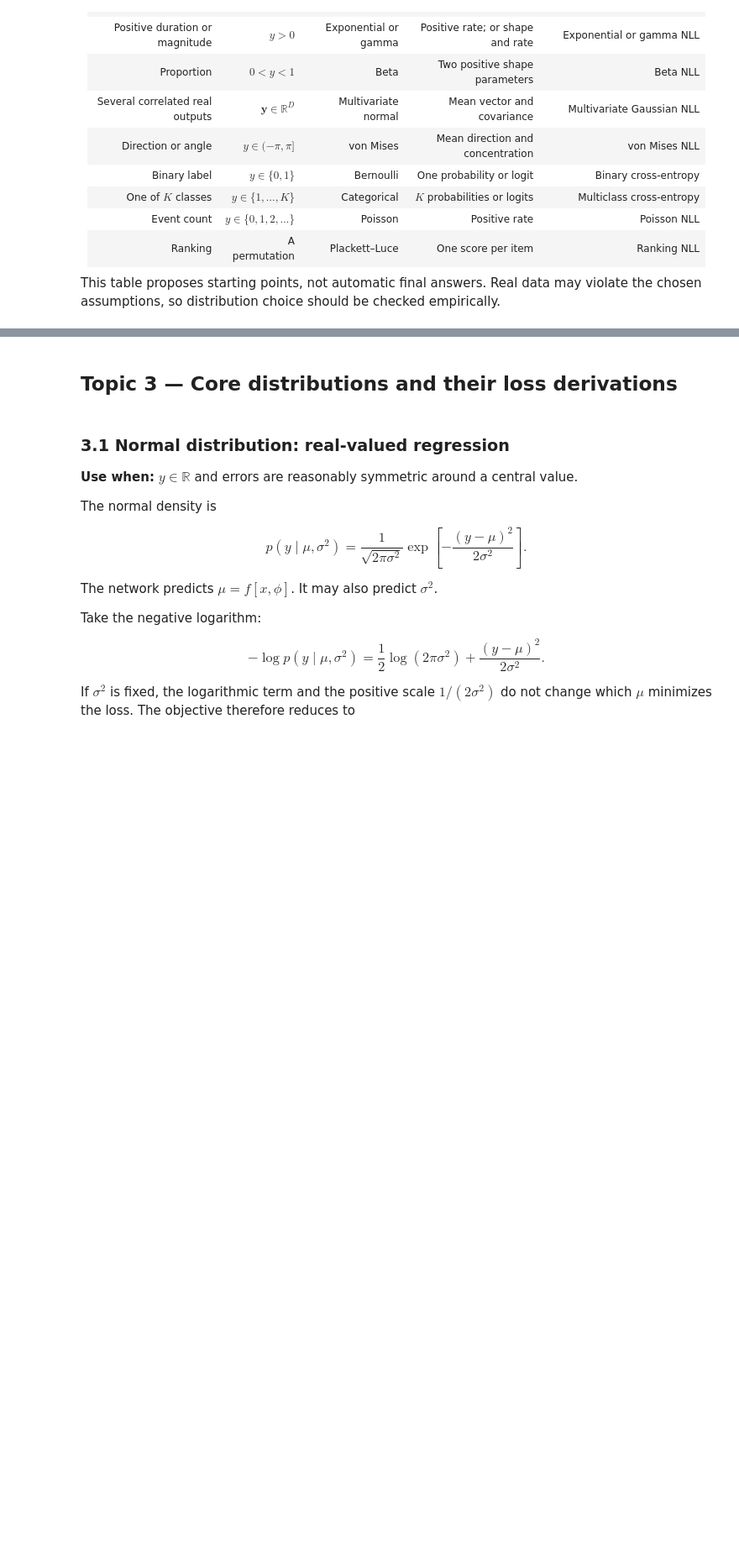
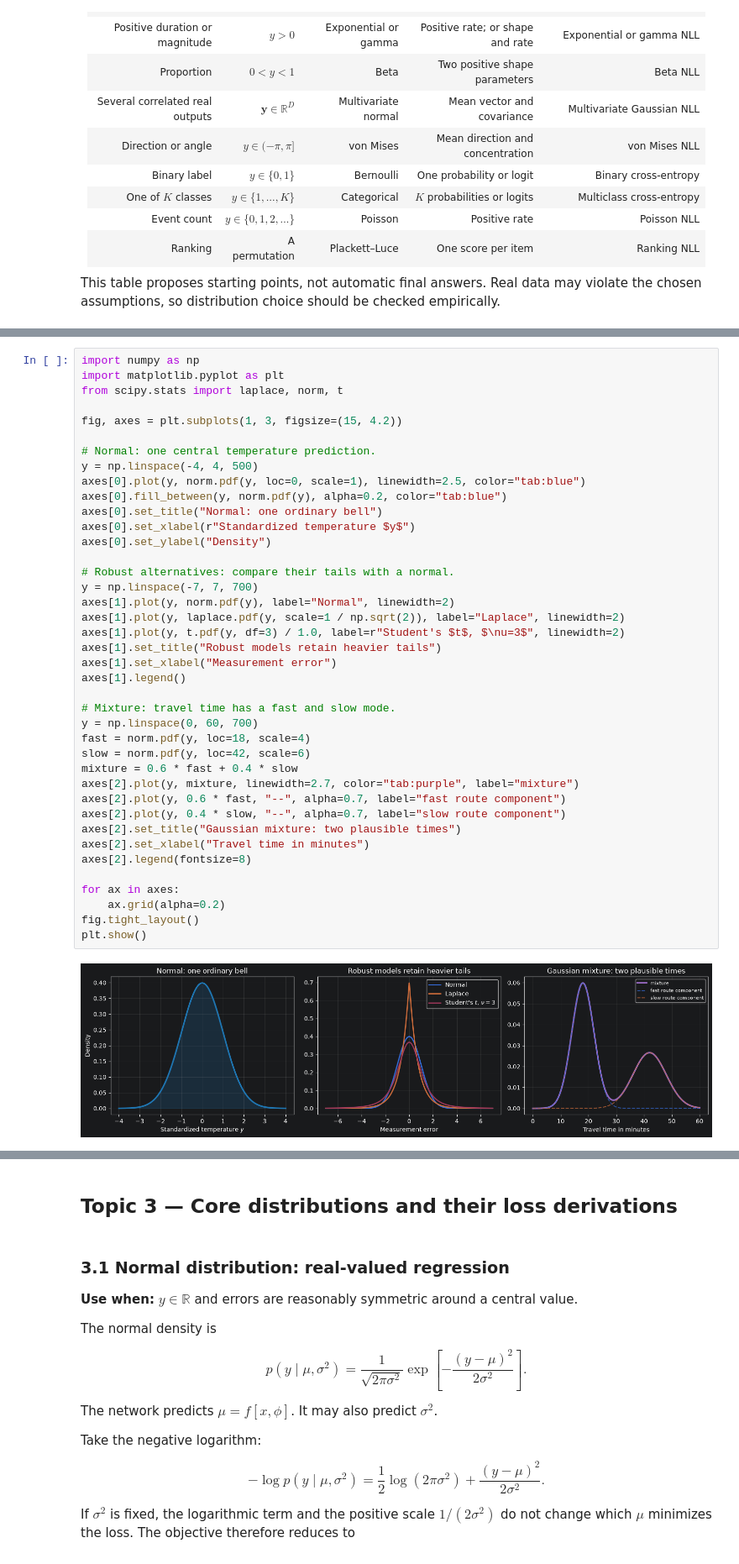
Before and after one commit to majorgilles/understanding-deep-learning-prince, a Jupyter notebook: chapters/05-loss-functions/notebooks/chapter_05_distribution_selection_and_loss_guide.ipynb, the cells around one changed output, grey strips where cells are left out. Shown at 84% size. Cells and saved outputs as stored; diff of their text form; blank space fills up the shorter version.

```diff
--- a/chapters/05-loss-functions/notebooks/chapter_05_distribution_selection_and_loss_guide.ipynb
+++ b/chapters/05-loss-functions/notebooks/chapter_05_distribution_selection_and_loss_guide.ipynb
@@ -298,0 +400,42 @@ This table proposes starting points, not automatic final answers. Real data may
+# %%
+import numpy as np
+import matplotlib.pyplot as plt
+from scipy.stats import laplace, norm, t
+
+fig, axes = plt.subplots(1, 3, figsize=(15, 4.2))
+
+# Normal: one central temperature prediction.
+y = np.linspace(-4, 4, 500)
+axes[0].plot(y, norm.pdf(y, loc=0, scale=1), linewidth=2.5, color="tab:blue")
+axes[0].fill_between(y, norm.pdf(y), alpha=0.2, color="tab:blue")
+axes[0].set_title("Normal: one ordinary bell")
+axes[0].set_xlabel(r"Standardized temperature $y$")
+axes[0].set_ylabel("Density")
+
+# Robust alternatives: compare their tails with a normal.
+y = np.linspace(-7, 7, 700)
+axes[1].plot(y, norm.pdf(y), label="Normal", linewidth=2)
+axes[1].plot(y, laplace.pdf(y, scale=1 / np.sqrt(2)), label="Laplace", linewidth=2)
+axes[1].plot(y, t.pdf(y, df=3) / 1.0, label=r"Student's $t$, $\nu=3$", linewidth=2)
+axes[1].set_title("Robust models retain heavier tails")
+axes[1].set_xlabel("Measurement error")
+axes[1].legend()
+
+# Mixture: travel time has a fast and slow mode.
+y = np.linspace(0, 60, 700)
+fast = norm.pdf(y, loc=18, scale=4)
+slow = norm.pdf(y, loc=42, scale=6)
+mixture = 0.6 * fast + 0.4 * slow
+axes[2].plot(y, mixture, linewidth=2.7, color="tab:purple", label="mixture")
+axes[2].plot(y, 0.6 * fast, "--", alpha=0.7, label="fast route component")
+axes[2].plot(y, 0.4 * slow, "--", alpha=0.7, label="slow route component")
+axes[2].set_title("Gaussian mixture: two plausible times")
+axes[2].set_xlabel("Travel time in minutes")
+axes[2].legend(fontsize=8)
+
+for ax in axes:
+    ax.grid(alpha=0.2)
+fig.tight_layout()
+plt.show()
+# %% [output]
+[figure, added]
```
Also changed, not shown: parts of 17 cells of this notebook, 2 other files.
